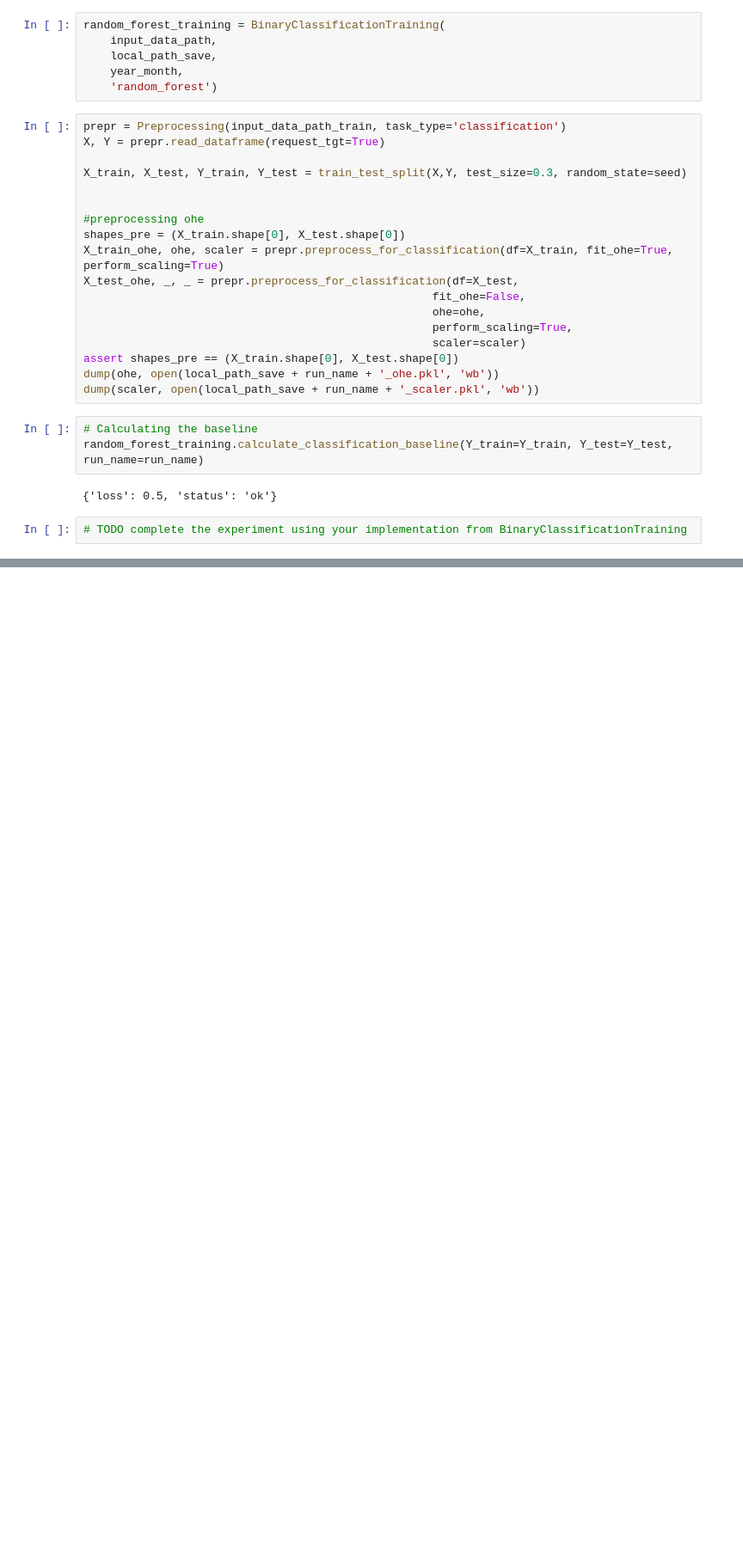
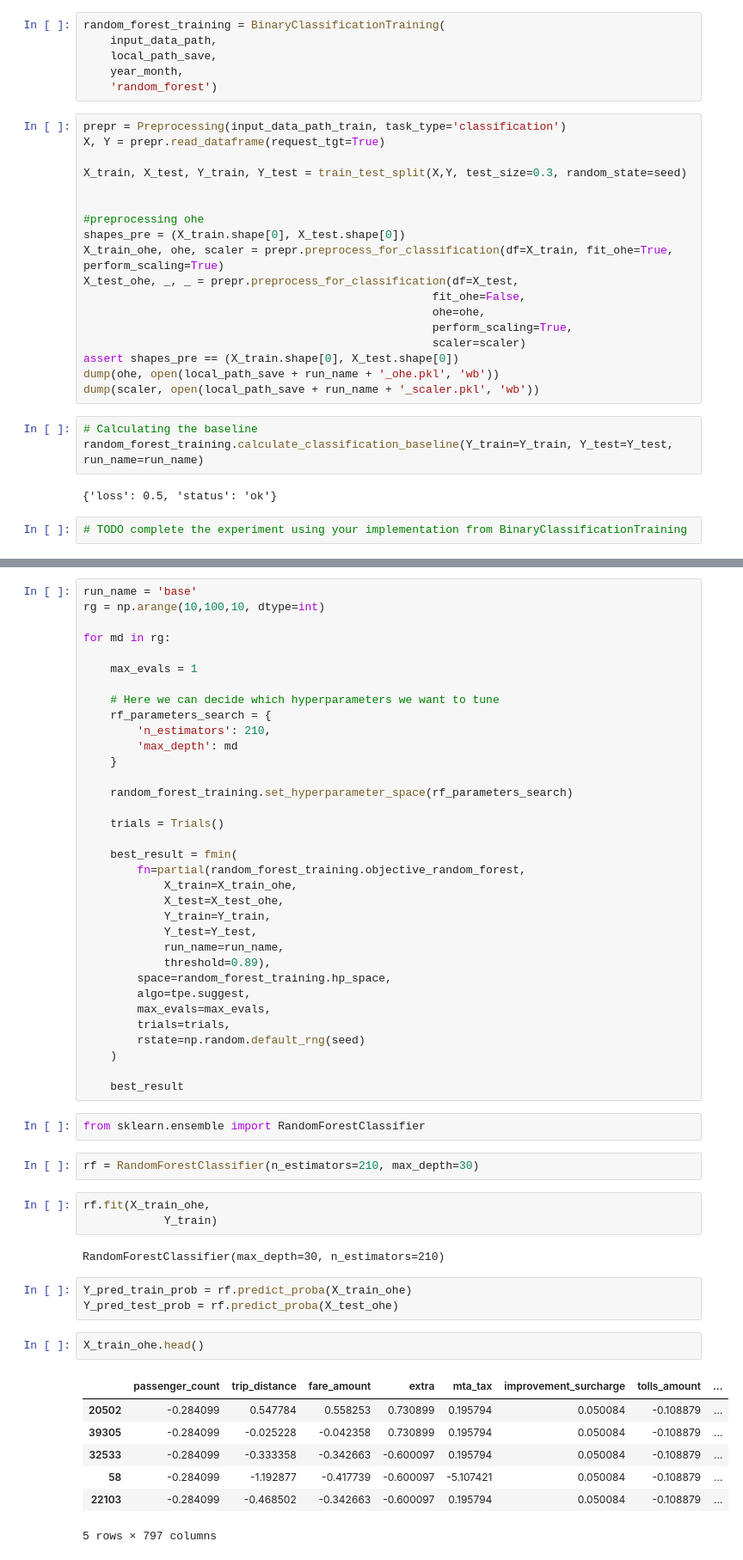
Before and after one commit to DavidePosillipo/DSR_ML_Fundamentals_2023, a Jupyter notebook: 06_Random_Forest.ipynb, the cells around one changed output, grey strips where cells are left out. Shown at 86% size. Saved outputs shown, nothing was run; the diff lists cells and outputs as text; blank space fills up the shorter version.

```diff
--- a/06_Random_Forest.ipynb
+++ b/06_Random_Forest.ipynb
@@ -76,0 +124,56 @@ random_forest_training.calculate_classification_baseline(Y_train=Y_train, Y_test
+# %%
+run_name = 'base'
+rg = np.arange(10,100,10, dtype=int)
+
+for md in rg:
+
+    max_evals = 1
+
+    # Here we can decide which hyperparameters we want to tune
+    rf_parameters_search = {
+        'n_estimators': 210,
+        'max_depth': md
+    }
+
+    random_forest_training.set_hyperparameter_space(rf_parameters_search)
+
+    trials = Trials()
+
+    best_result = fmin(
+        fn=partial(random_forest_training.objective_random_forest,
+            X_train=X_train_ohe,
+            X_test=X_test_ohe,
+            Y_train=Y_train,
+            Y_test=Y_test,
+            run_name=run_name,
+            threshold=0.89),
+        space=random_forest_training.hp_space,
+        algo=tpe.suggest,
+        max_evals=max_evals,
+        trials=trials,
+        rstate=np.random.default_rng(seed)
+    )
+
+    best_result
+# %%
+from sklearn.ensemble import RandomForestClassifier
+# %%
+rf = RandomForestClassifier(n_estimators=210, max_depth=30)
+# %%
+rf.fit(X_train_ohe,
+            Y_train)
+# %% [output]
+RandomForestClassifier(max_depth=30, n_estimators=210)
+# %%
+Y_pred_train_prob = rf.predict_proba(X_train_ohe)
+Y_pred_test_prob = rf.predict_proba(X_test_ohe)
+# %%
+X_train_ohe.head()
+# %% [output]
+|  | passenger_count | trip_distance | fare_amount | extra | mta_tax | improvement_surcharge | tolls_amount | ... |
+| 20502 | -0.284099 | 0.547784 | 0.558253 | 0.730899 | 0.195794 | 0.050084 | -0.108879 | ... |
+| 39305 | -0.284099 | -0.025228 | -0.042358 | 0.730899 | 0.195794 | 0.050084 | -0.108879 | ... |
+| 32533 | -0.284099 | -0.333358 | -0.342663 | -0.600097 | 0.195794 | 0.050084 | -0.108879 | ... |
+| 58 | -0.284099 | -1.192877 | -0.417739 | -0.600097 | -5.107421 | 0.050084 | -0.108879 | ... |
+| 22103 | -0.284099 | -0.468502 | -0.342663 | -0.600097 | 0.195794 | 0.050084 | -0.108879 | ... |
+5 rows × 797 columns
```
Also changed, not shown: parts of 37 cells of this notebook, 14 other files.
